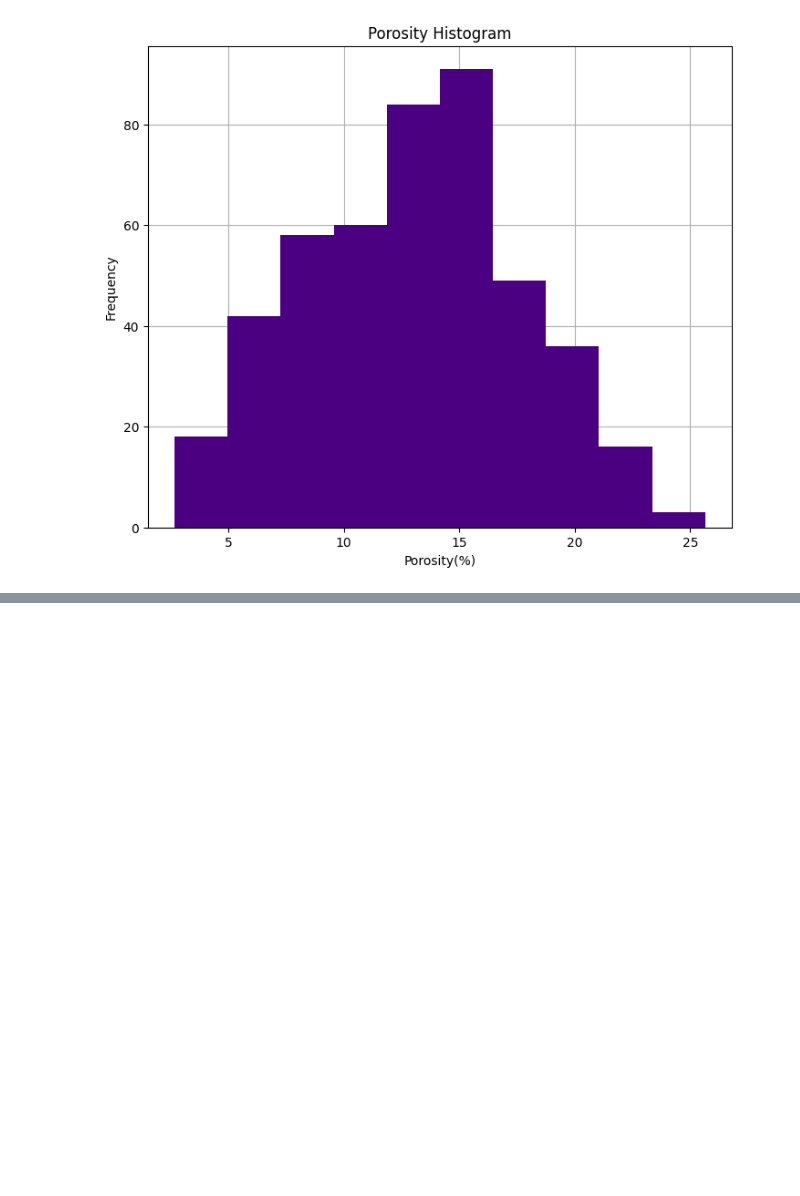
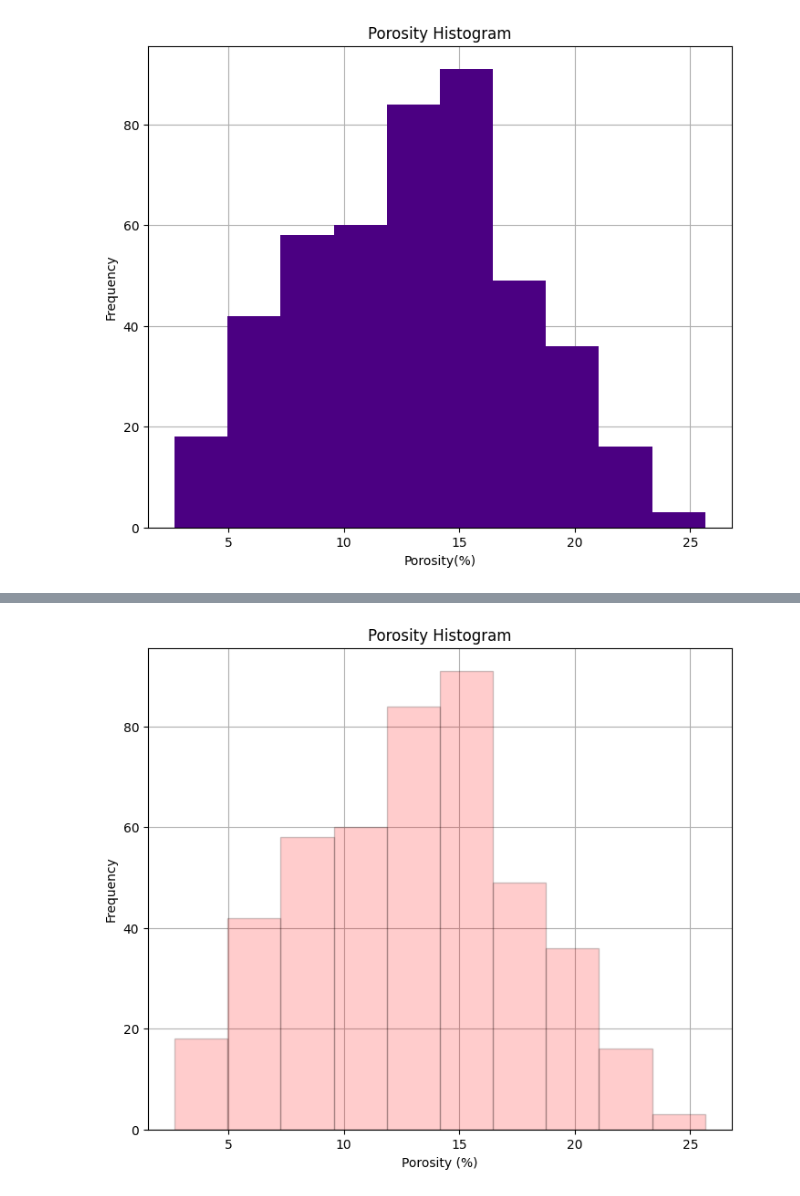
Before and after one commit to aaditya29/Quantitative-Finance-With-Python, a Jupyter notebook: 05-Data Science Basics/03-Univariate Data Visualisation/univariate.ipynb, the cells around one changed output, grey strips where cells are left out. Cells and saved outputs as stored; diff of their text form; code cells hidden in the pictures; blank space fills up the shorter version.

```diff
--- a/05-Data Science Basics/03-Univariate Data Visualisation/univariate.ipynb
+++ b/05-Data Science Basics/03-Univariate Data Visualisation/univariate.ipynb
@@ -65,0 +73,10 @@ plt.show()
+# %%
+plt.hist(alpha=0.2, edgecolor='black', x=por, color='red')
+plt.xlabel('Porosity (%)')
+plt.ylabel('Frequency')
+plt.title('Porosity Histogram')  # axes labels
+plt.grid()# adding grid
+plt.subplots_adjust(left=0.0, bottom=0.0, right=1.0, top=1.1)
+plt.show()
+# %% [output]
+[figure, added]
```
Also changed, not shown: parts of 1 cell of this notebook.
